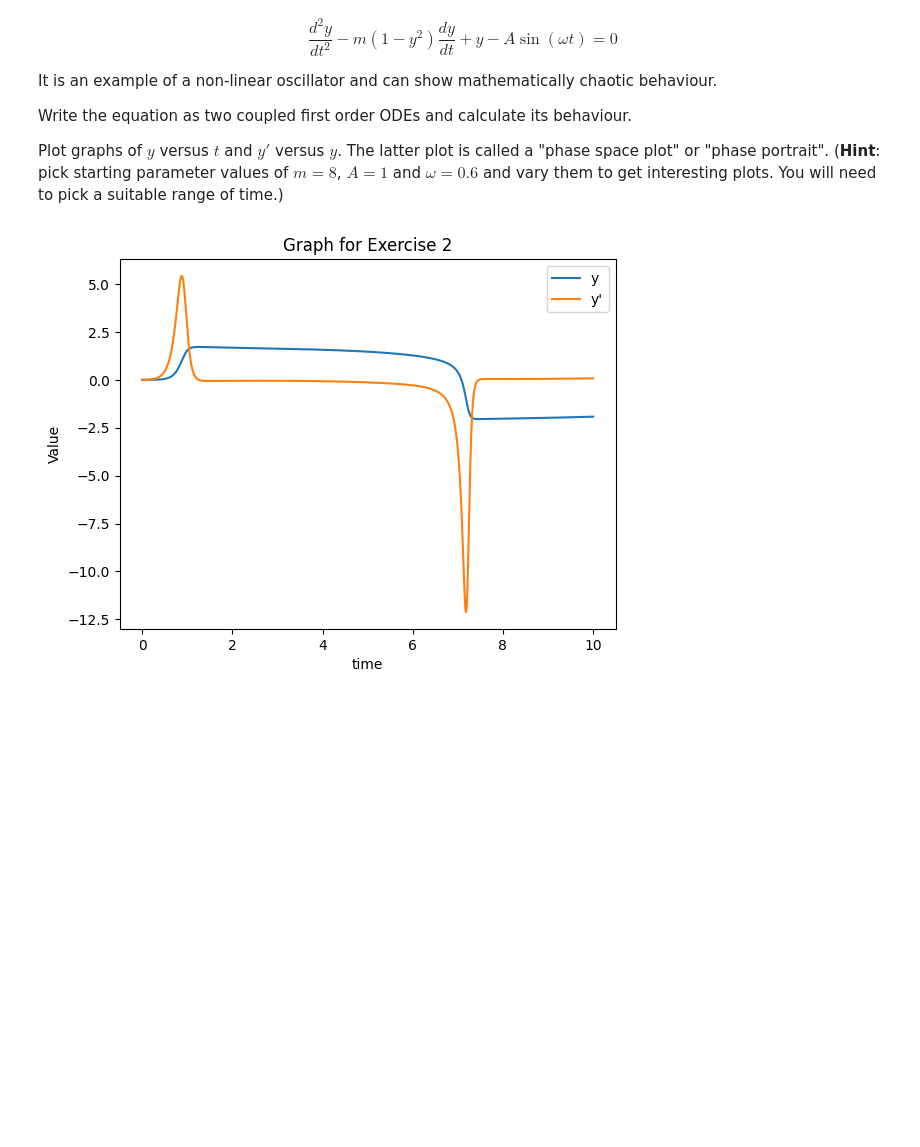
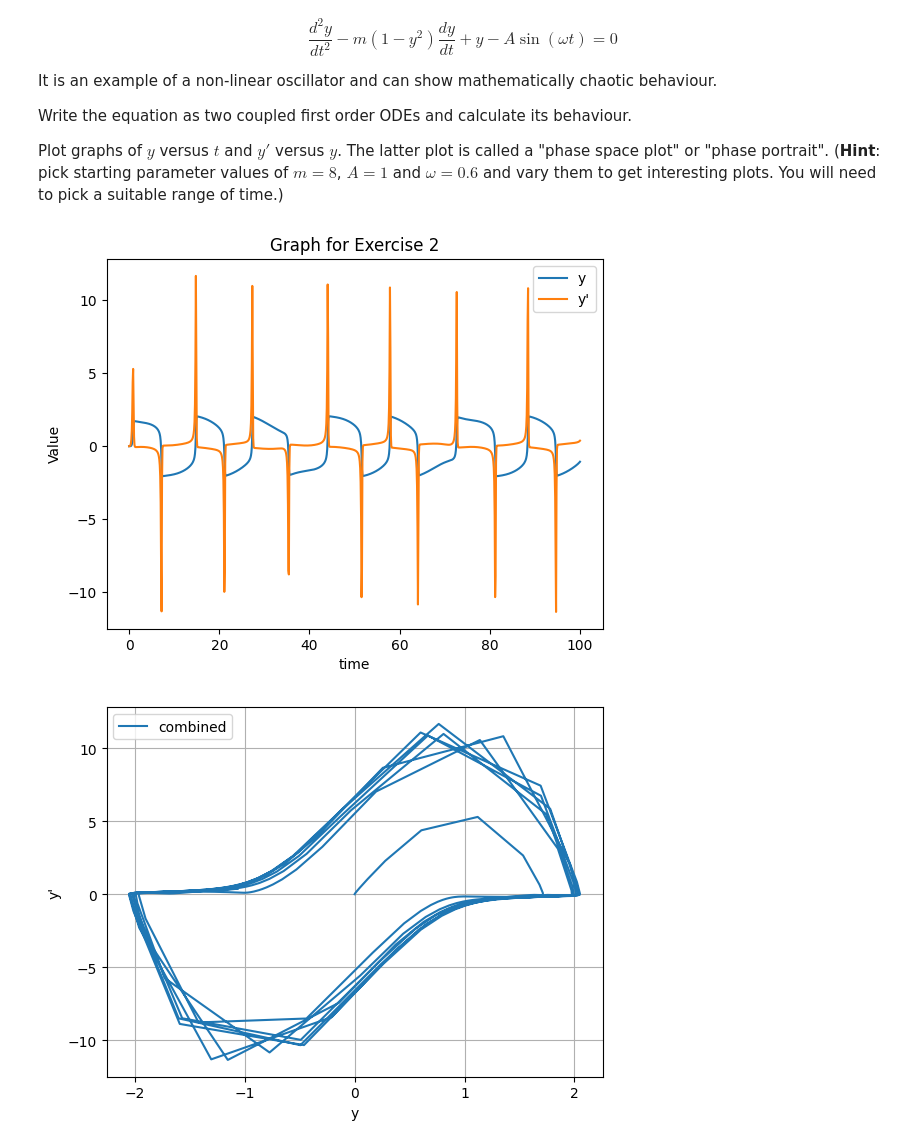
Before and after one commit to PX2145-2025/week-8-b-Bhavun-D, a Jupyter notebook: ODEs.ipynb, the cells around one changed output. Cells and saved outputs as stored; diff of their text form; code cells hidden in the pictures; blank space fills up the shorter version.

```diff
--- a/ODEs.ipynb
+++ b/ODEs.ipynb
@@ -453,33 +453,43 @@ from scipy.integrate import odeint
 
 # starting parameters
 m = 8
 A = 1
 omega = 0.6
 
 # define the time component
-t = np.linspace(0.0, 10, 1000)
+t = np.linspace(0.0, 100, 1000)
 
 def f(y, t): # return derivatives of the array y
     y1 = y[0]
     y2 = y[1]
 
     dydt = [
         y2,
         m*(1 - y1**2)*y2 - y1 + A*np.sin(omega*t)
     ]
     return dydt
 
 
-yinit = [0, 0]. #### these need adjusting again
+yinit = [0, 0] #### these need adjusting again
 y = odeint(f, yinit , t)
 
 plt.plot(t,  y[:,0], label="y")
 plt.plot(t, y[:,1], label="y'")
 plt.xlabel('time')
 plt.ylabel('Value')
 plt.title('Graph for Exercise 2')
 plt.legend()
 plt.show()
 plt.close()
+
+
+plt.plot(y[:,0], y[:,1], label='combined')
+plt.xlabel('y')
+plt.ylabel("y'")
+plt.legend()
+plt.grid()
+plt.show()
+plt.close()
 # %% [output]
-[figure, old version]
+[figure, new version]
+[figure, added]
```
Also changed, not shown: parts of 2 cells of this notebook.
